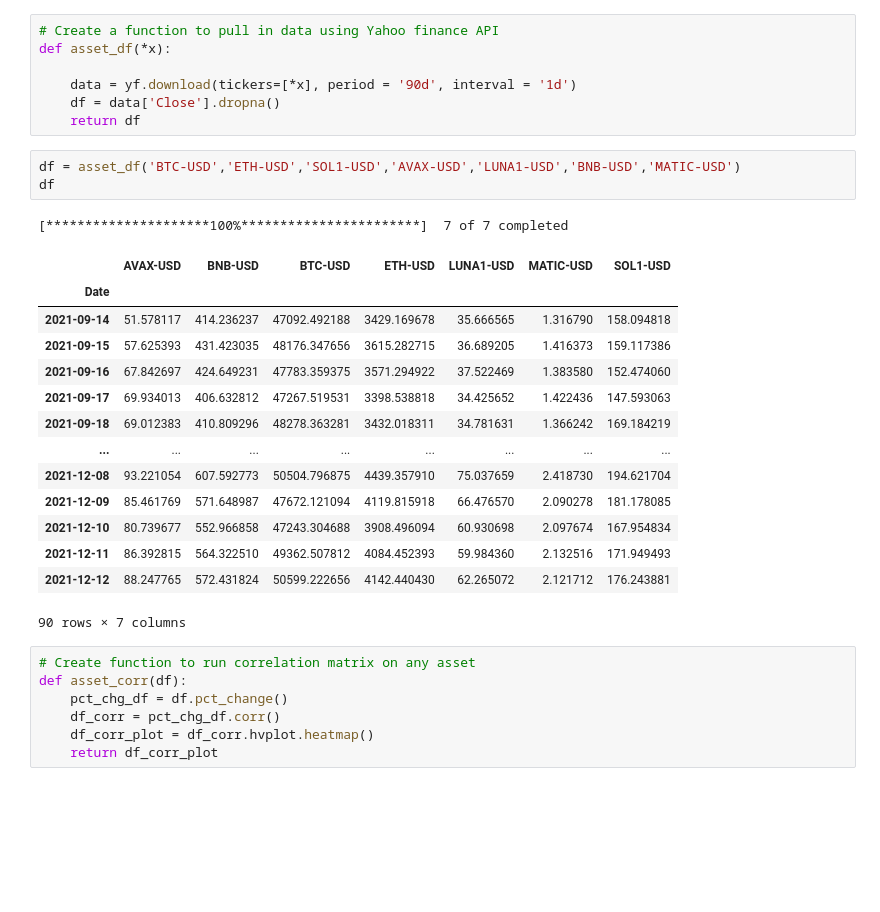
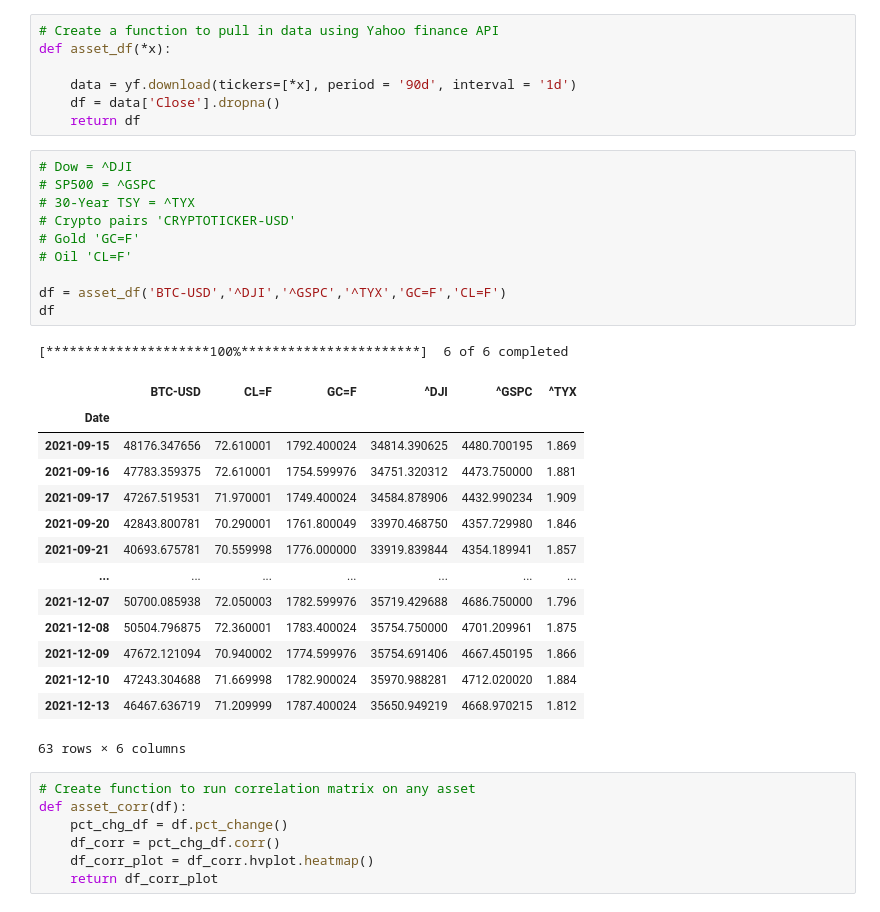
Before and after one commit to JDY320/project2, a Jupyter notebook: finalcode.ipynb, the cells around one changed output. Drawn from its saved outputs; the diff is of its cells as text; blank space fills up the shorter version.

```diff
--- a/finalcode.ipynb
+++ b/finalcode.ipynb
@@ -20,24 +20,31 @@ def asset_df(*x):
     df = data['Close'].dropna()
     return df
 # %%
-df = asset_df('BTC-USD','ETH-USD','SOL1-USD','AVAX-USD','LUNA1-USD','BNB-USD','MATIC-USD')
+# Dow = ^DJI
+# SP500 = ^GSPC
+# 30-Year TSY = ^TYX
+# Crypto pairs 'CRYPTOTICKER-USD'
+# Gold 'GC=F'
+# Oil 'CL=F'
+
+df = asset_df('BTC-USD','^DJI','^GSPC','^TYX','GC=F','CL=F')
 df
 # %% [output]
-[*********************100%***********************]  7 of 7 completed
+[*********************100%***********************]  6 of 6 completed
-|  | AVAX-USD | BNB-USD | BTC-USD | ETH-USD | LUNA1-USD | MATIC-USD | SOL1-USD |
-| Date |  |  |  |  |  |  |  |
-| 2021-09-14 | 51.578117 | 414.236237 | 47092.492188 | 3429.169678 | 35.666565 | 1.316790 | 158.094818 |
-| 2021-09-15 | 57.625393 | 431.423035 | 48176.347656 | 3615.282715 | 36.689205 | 1.416373 | 159.117386 |
-| 2021-09-16 | 67.842697 | 424.649231 | 47783.359375 | 3571.294922 | 37.522469 | 1.383580 | 152.474060 |
-| 2021-09-17 | 69.934013 | 406.632812 | 47267.519531 | 3398.538818 | 34.425652 | 1.422436 | 147.593063 |
-| 2021-09-18 | 69.012383 | 410.809296 | 48278.363281 | 3432.018311 | 34.781631 | 1.366242 | 169.184219 |
-| ... | ... | ... | ... | ... | ... | ... | ... |
-| 2021-12-08 | 93.221054 | 607.592773 | 50504.796875 | 4439.357910 | 75.037659 | 2.418730 | 194.621704 |
-| 2021-12-09 | 85.461769 | 571.648987 | 47672.121094 | 4119.815918 | 66.476570 | 2.090278 | 181.178085 |
-| 2021-12-10 | 80.739677 | 552.966858 | 47243.304688 | 3908.496094 | 60.930698 | 2.097674 | 167.954834 |
-| 2021-12-11 | 86.392815 | 564.322510 | 49362.507812 | 4084.452393 | 59.984360 | 2.132516 | 171.949493 |
-| 2021-12-12 | 88.247765 | 572.431824 | 50599.222656 | 4142.440430 | 62.265072 | 2.121712 | 176.243881 |
+|  | BTC-USD | CL=F | GC=F | ^DJI | ^GSPC | ^TYX |
+| Date |  |  |  |  |  |  |
+| 2021-09-15 | 48176.347656 | 72.610001 | 1792.400024 | 34814.390625 | 4480.700195 | 1.869 |
+| 2021-09-16 | 47783.359375 | 72.610001 | 1754.599976 | 34751.320312 | 4473.750000 | 1.881 |
+| 2021-09-17 | 47267.519531 | 71.970001 | 1749.400024 | 34584.878906 | 4432.990234 | 1.909 |
+| 2021-09-20 | 42843.800781 | 70.290001 | 1761.800049 | 33970.468750 | 4357.729980 | 1.846 |
+| 2021-09-21 | 40693.675781 | 70.559998 | 1776.000000 | 33919.839844 | 4354.189941 | 1.857 |
+| ... | ... | ... | ... | ... | ... | ... |
+| 2021-12-07 | 50700.085938 | 72.050003 | 1782.599976 | 35719.429688 | 4686.750000 | 1.796 |
+| 2021-12-08 | 50504.796875 | 72.360001 | 1783.400024 | 35754.750000 | 4701.209961 | 1.875 |
+| 2021-12-09 | 47672.121094 | 70.940002 | 1774.599976 | 35754.691406 | 4667.450195 | 1.866 |
+| 2021-12-10 | 47243.304688 | 71.669998 | 1782.900024 | 35970.988281 | 4712.020020 | 1.884 |
+| 2021-12-13 | 46467.636719 | 71.209999 | 1787.400024 | 35650.949219 | 4668.970215 | 1.812 |
-90 rows × 7 columns
+63 rows × 6 columns
 # %%
 # Create function to run correlation matrix on any asset
 def asset_corr(df):
```
Also changed, not shown: parts of 12 cells of this notebook.
